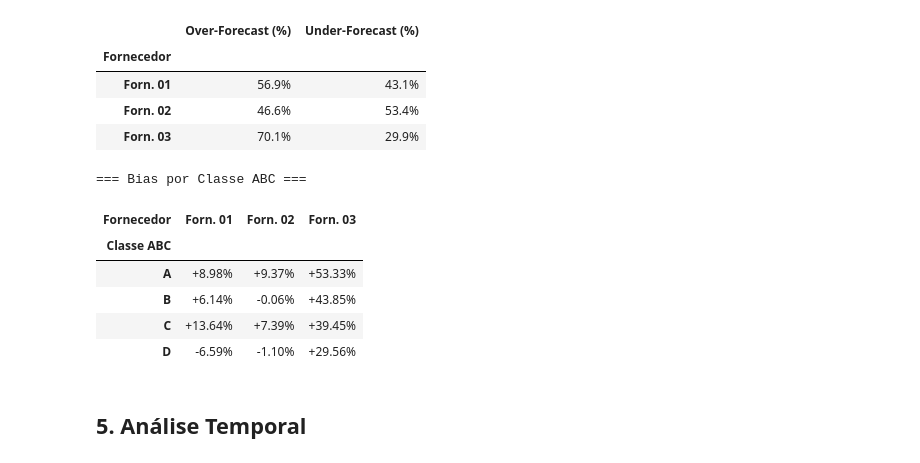
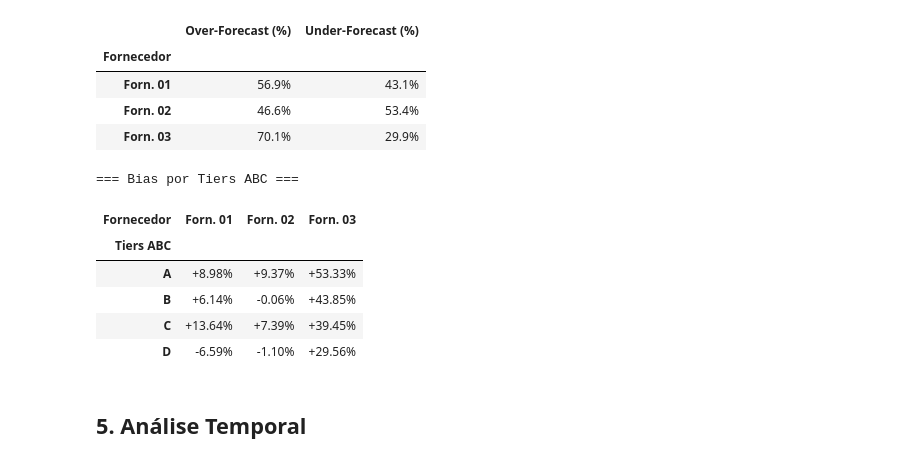
Before and after one commit to victorgluz/ux-for-data-science, a Jupyter notebook: old/analise_fornecedores.ipynb, the cells around one changed output. Drawn from its saved outputs; the diff is of its cells as text; code cells hidden in the pictures.

```diff
--- a/old/analise_fornecedores.ipynb
+++ b/old/analise_fornecedores.ipynb
@@ -480,21 +480,21 @@ display(pd.DataFrame(over_df).set_index('Fornecedor').style.format('{:.1%}'))
 | Forn. 02 | 46.6% | 53.4% |
 | Forn. 03 | 70.1% | 29.9% |
 # %%
-print('=== Bias por Classe ABC ===')
+print('=== Bias por Tiers ABC ===')
 bias_abc = []
 for forn in FORNECEDORES:
     for abc in sorted(df['CLASS_ABC'].unique()):
         grp = df[df['CLASS_ABC'] == abc]
         b = bias(grp['VOLUME_REAL'], grp[f'VOLUME_{forn}'])
-        bias_abc.append({'Classe ABC': abc, 'Fornecedor': LABELS[forn], 'Bias': b})
+        bias_abc.append({'Tiers ABC': abc, 'Fornecedor': LABELS[forn], 'Bias': b})
 
 bias_abc_df = pd.DataFrame(bias_abc)
-pivot_bias_abc = bias_abc_df.pivot(index='Classe ABC', columns='Fornecedor', values='Bias')
+pivot_bias_abc = bias_abc_df.pivot(index='Tiers ABC', columns='Fornecedor', values='Bias')
 display(pivot_bias_abc.style.format('{:+.2%}').background_gradient(cmap='RdYlGn_r', vmin=-0.5, vmax=0.5))
 # %% [output]
-=== Bias por Classe ABC ===
+=== Bias por Tiers ABC ===
 | Fornecedor | Forn. 01 | Forn. 02 | Forn. 03 |
-| Classe ABC |  |  |  |
+| Tiers ABC |  |  |  |
 | A | +8.98% | +9.37% | +53.33% |
 | B | +6.14% | -0.06% | +43.85% |
 | C | +13.64% | +7.39% | +39.45% |
```
Also changed, not shown: parts of 4 cells of this notebook, 23 other files.
